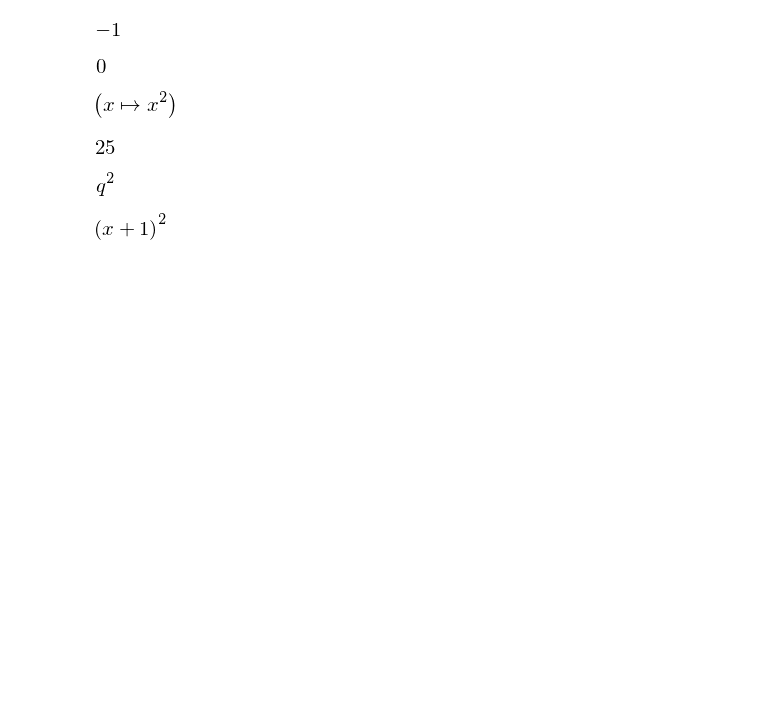
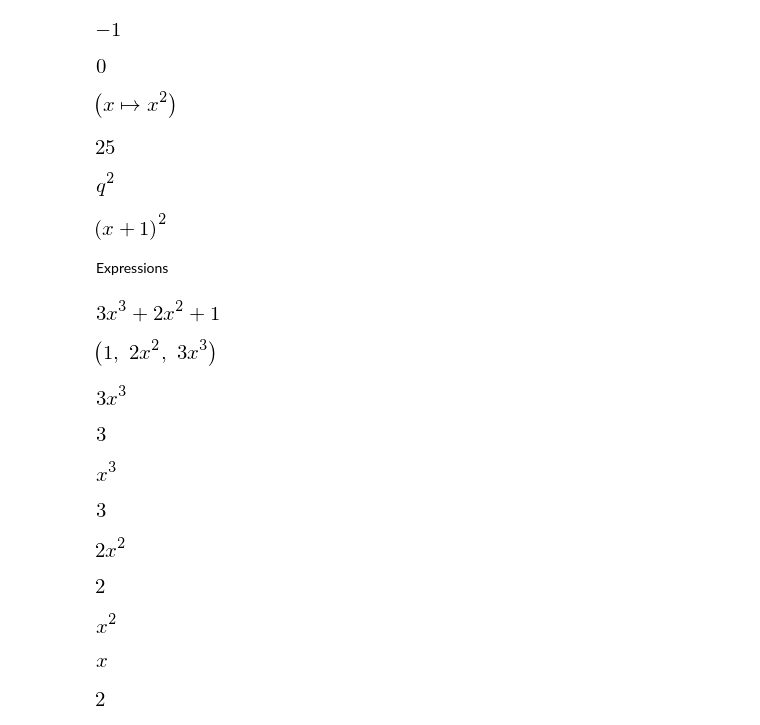
Before and after one commit to SamMachariaPhD/Numerical_Python, a Jupyter notebook: Chapter 3 -- Symbolic Computing.ipynb, the cells around one changed output. Drawn from its saved outputs; the diff is of its cells as text; code cells hidden in the pictures; blank space fills up the shorter version.

```diff
--- a/Chapter 3 -- Symbolic Computing.ipynb
+++ b/Chapter 3 -- Symbolic Computing.ipynb
@@ -185,3 +187,51 @@ h(sympy.Symbol("q"))
 h(1+x)
 # %% [output]
 [figure]
+# %% [markdown]
+Expressions
+# %%
+x = sympy.Symbol("x")
+expr = 1+2*x**2+3*x**3
+expr
+# %% [output]
+[figure, added]
+# %%
+expr.args
+# %% [output]
+[figure, added]
+# %%
+expr.args[2]
+# %% [output]
+[figure, added]
+# %%
+expr.args[2].args[0]
+# %% [output]
+[figure, added]
+# %%
+expr.args[2].args[1]
+# %% [output]
+[figure, added]
+# %%
+expr.args[2].args[1].args[1]
+# %% [output]
+[figure, added]
+# %%
+expr.args[1]
+# %% [output]
+[figure, added]
+# %%
+expr.args[1].args[0]
+# %% [output]
+[figure, added]
+# %%
+expr.args[1].args[1]
+# %% [output]
+[figure, added]
+# %%
+expr.args[1].args[1].args[0]
+# %% [output]
+[figure, added]
+# %%
+expr.args[1].args[1].args[1]
+# %% [output]
+[figure, added]
```
Also changed, not shown: parts of 155 cells of this notebook.
